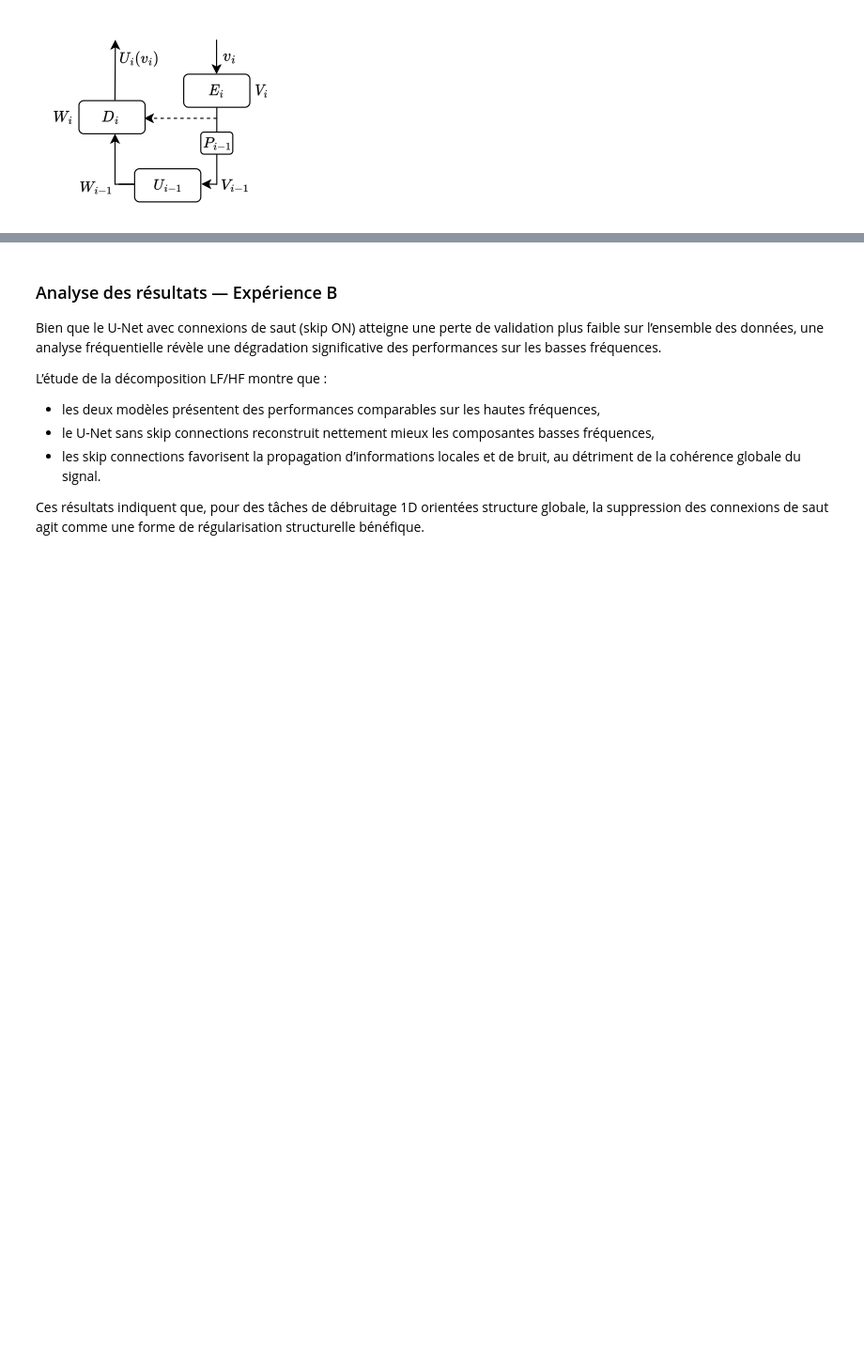
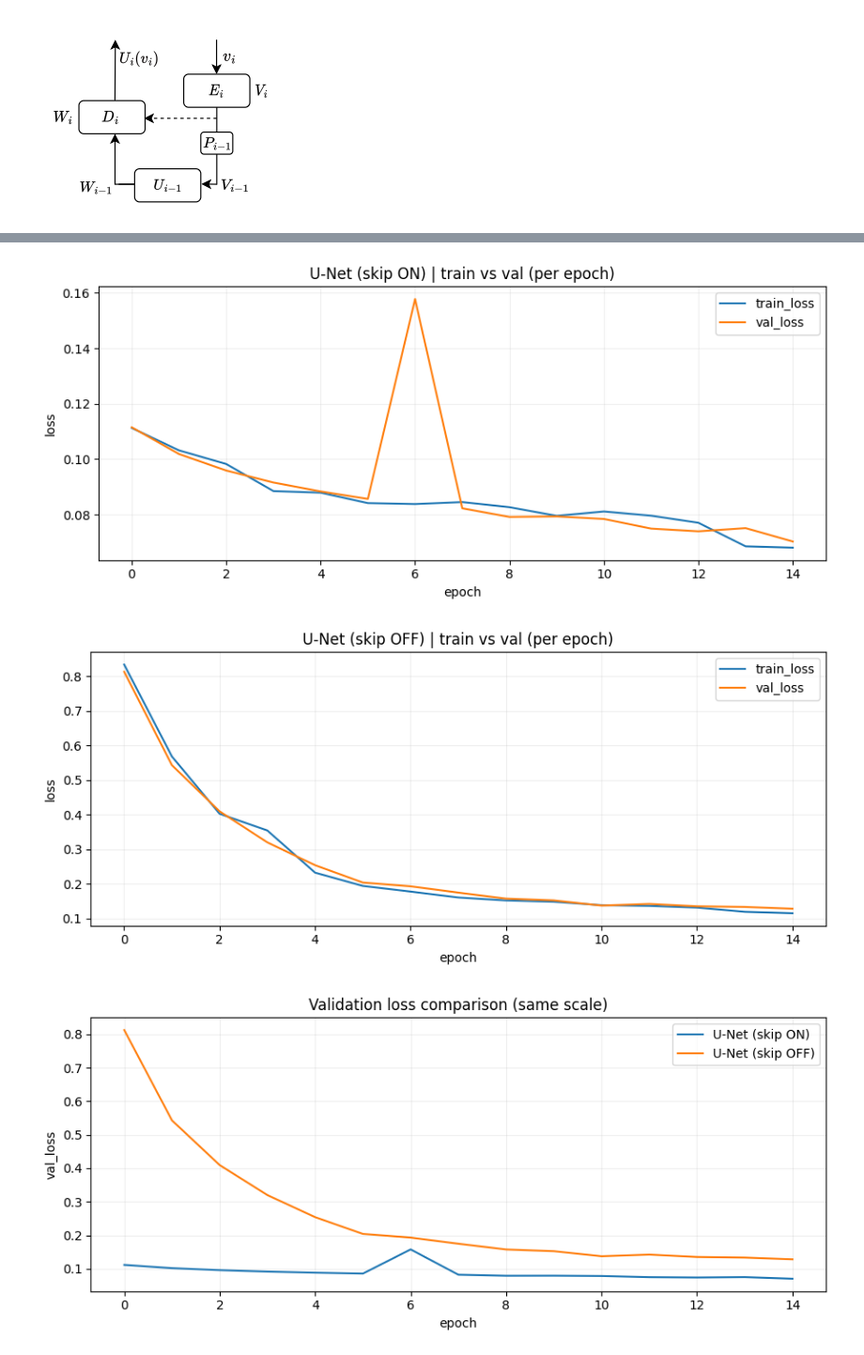
Before and after one commit to fntb/unified-unet, a Jupyter notebook: src/notebook.ipynb, the cells around one changed output, grey strips where cells are left out. Shown at 94% size. Drawn from its saved outputs; the diff is of its cells as text; code cells hidden in the pictures; blank space fills up the shorter version.

```diff
--- a/src/notebook.ipynb
+++ b/src/notebook.ipynb
@@ -1435,11 +684,11 @@ U-Net (skip OFF): version_13 | best_epoch=14 | best_val=0.128336 | ckpt=2026-01-
-# %% [markdown]
-### Analyse des résultats — Expérience B
-
-Bien que le U-Net avec connexions de saut (skip ON) atteigne une perte de validation plus faible sur l’ensemble des données, une analyse fréquentielle révèle une dégradation significative des performances sur les basses fréquences.
-
-L’étude de la décomposition LF/HF montre que :
-- les deux modèles présentent des performances comparables sur les hautes fréquences,
-- le U-Net sans skip connections reconstruit nettement mieux les composantes basses fréquences,
-- les skip connections favorisent la propagation d’informations locales et de bruit, au détriment de la cohérence globale du signal.
-
-Ces résultats indiquent que, pour des tâches de débruitage 1D orientées structure globale, la suppression des connexions de saut agit comme une forme de régularisation structurelle bénéfique.
+# %%
+RUN_VERSION2 = {
+    "U-Net (skip ON)":  "version_6",
+    "U-Net (skip OFF)": "version_7",
+}
+plot_train_val_per_model(RUN_VERSION2, log_dir=LOG_DIR)
+plot_val_loss_overlay(RUN_VERSION2, log_dir=LOG_DIR)
+# %% [output]
+[figure, added]
+[figure, added]
+[figure, added]
```
Also changed, not shown: parts of 78 cells of this notebook, 8 other files.
